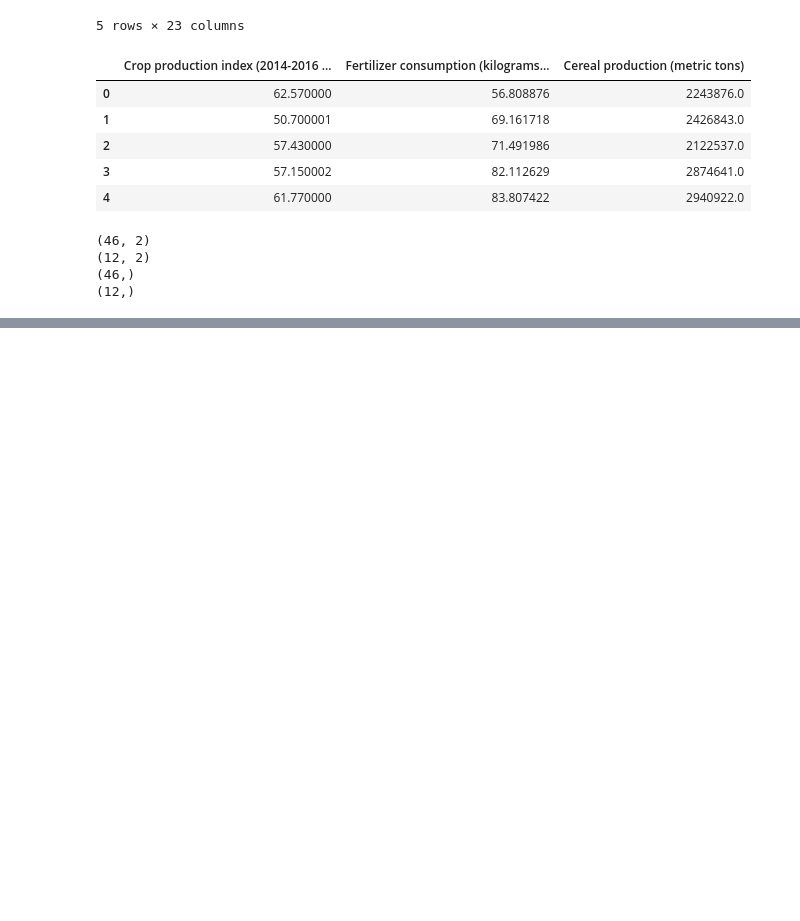
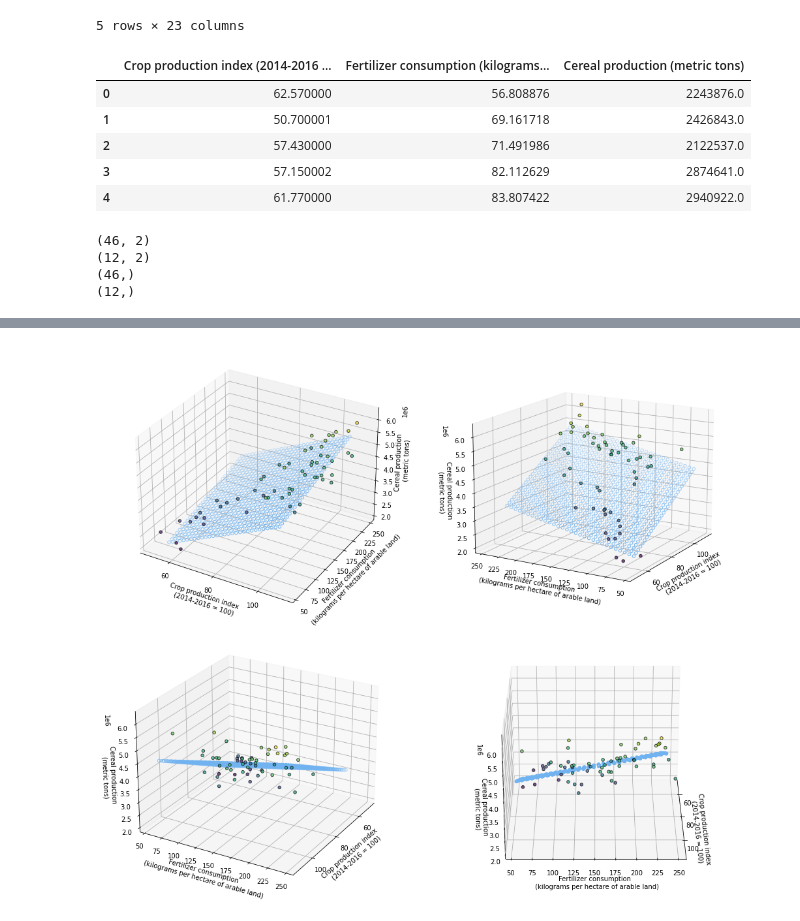
Before and after one commit to ZacharakisAndreas/MachineRhythms, a Jupyter notebook: Algorithms/2.MultipleLinearRegression/notebooks/MLR_analysis.ipynb, the cells around one changed output, grey strips where cells are left out. Drawn from its saved outputs; the diff is of its cells as text; code cells hidden in the pictures; blank space fills up the shorter version.

```diff
--- a/Algorithms/2.MultipleLinearRegression/notebooks/MLR_analysis.ipynb
+++ b/Algorithms/2.MultipleLinearRegression/notebooks/MLR_analysis.ipynb
@@ -76,0 +90,33 @@ plt.show()
+# %%
+xx_pred = np.linspace(np.min(X_test[variable_x1]), np.max(X_test[variable_x1]), 30)
+yy_pred = np.linspace(np.min(X_test[variable_x2]), np.max(X_test[variable_x2]), 30)
+xx_pred, yy_pred = np.meshgrid(xx_pred, yy_pred)
+model_viz = np.array([xx_pred.flatten(), yy_pred.flatten()]).T
+predicted = model.predict(model_viz)
+
+fig, ((ax1, ax2), (ax3, ax4)) = plt.subplots(2, 2, subplot_kw=dict(projection='3d'), figsize=(16,12))
+axes = [ax1, ax2, ax3, ax4]
+
+for ax in axes:
+    #ax.plot(data[variable_x1], data[variable_x2], data[variable_y], color='k', zorder=15, linestyle='none', marker='o', alpha=0.5)
+    ax.scatter(data[variable_x1], data[variable_x2], data[variable_y],
+           linewidths=1, alpha=.7,
+           edgecolor='k',
+           s = 20,
+           c=data[variable_y])
+    ax.scatter(xx_pred.flatten(), yy_pred.flatten(), predicted, facecolor=(0,0,0,0), s=20, edgecolor='#70b3f0')
+    ax.set_xlabel('Crop production index \n (2014-2016 = 100)', fontsize=10)
+    ax.set_ylabel('Fertilizer consumption \n (kilograms per hectare of arable land)', fontsize=10)
+    ax.set_zlabel('Cereal production \n (metric tons)', fontsize=10)
+    ax.locator_params(nbins=4, axis='x')
+    ax.locator_params(nbins=5, axis='x')
+
+#ax1.view_init(elev=25, azim=15)
+ax2.view_init(elev=15, azim=-150)
+ax3.view_init(elev=25, azim=30)
+ax4.view_init(elev=25, azim=0)
+
+fig.tight_layout()
+#plt.savefig('../plots/.png')
+# %% [output]
+[figure, added]
```
Also changed, not shown: parts of 6 cells of this notebook.
